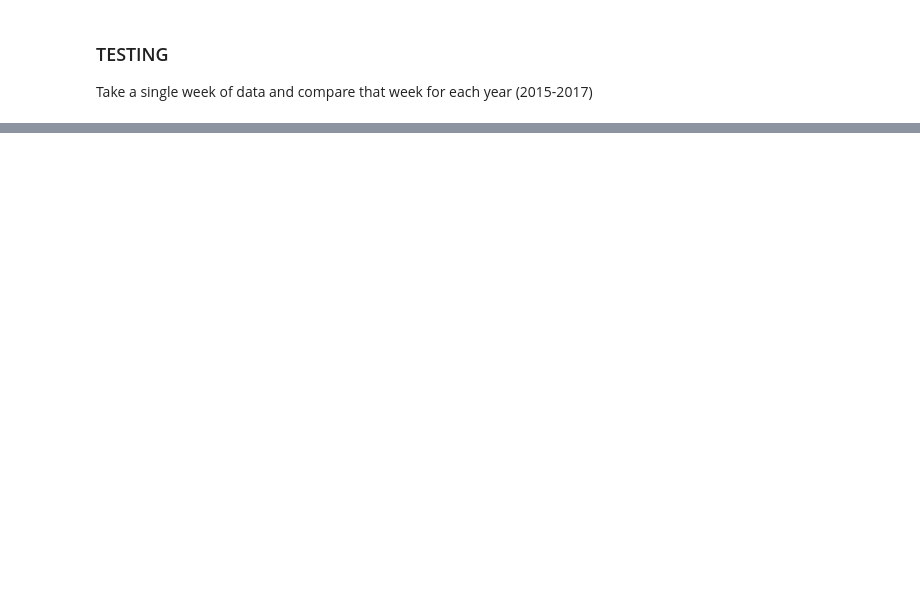
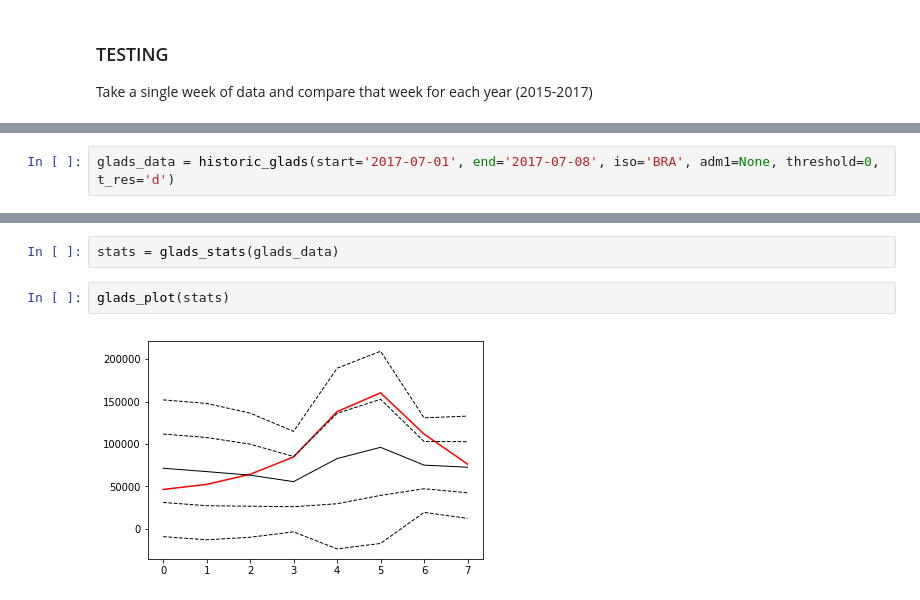
Before and after one commit to Vizzuality/gfw_nbks, a Jupyter notebook: Alerts_widgets_GLADS.ipynb, the cells around one changed output, grey strips where cells are left out. Cells and saved outputs as stored; diff of their text form; blank space fills up the shorter version.

```diff
--- a/Alerts_widgets_GLADS.ipynb
+++ b/Alerts_widgets_GLADS.ipynb
@@ -690,0 +882,2 @@ plt.show()
+# %%
+glads_data = historic_glads(start='2017-07-01', end='2017-07-08', iso='BRA', adm1=None, threshold=0, t_res='d')
@@ -690,0 +886,6 @@ plt.show()
+# %%
+stats = glads_stats(glads_data)
+# %%
+glads_plot(stats)
+# %% [output]
+[figure, added]
```
Also changed, not shown: parts of 47 cells of this notebook.
